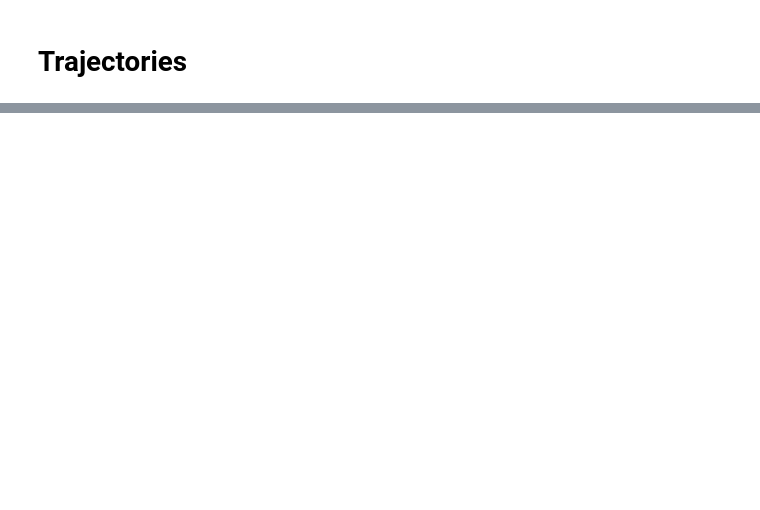
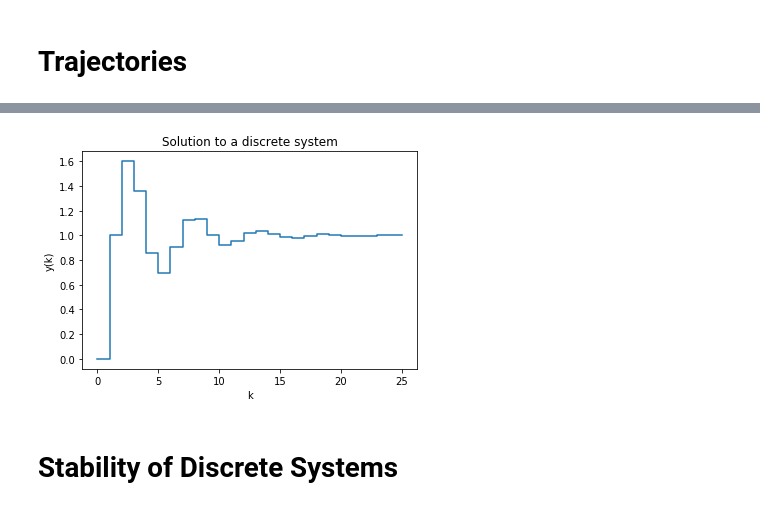
Before and after one commit to klavins/ECE447, a Jupyter notebook: lectures/discrete.ipynb, the cells around one changed output, grey strips where cells are left out. Cells and saved outputs as stored; diff of their text form; code cells hidden in the pictures; blank space fills up the shorter version.

```diff
--- a/lectures/discrete.ipynb
+++ b/lectures/discrete.ipynb
@@ -213,0 +247,29 @@ $$\left[\begin{matrix}s^{3} & 3 s^{2} & 3 s\\0 & s^{3} & 3 s^{2}\\0 & 0 & s^{3}\
+# %%
+def solution(A,B,C,u,x0):
+    k = len(u)
+    if k == 0:
+        return np.matmul(C,x0)[0]
+    else:
+        x = np.matmul(np.linalg
+                      .matrix_power(A,k),x0) + sum([
+              np.matmul(np.linalg.matrix_power(A,k-i-1),B)*u[i] for i in range(k)
+            ])
+        return np.matmul(C,x)[0,0]
+
+def step_response(A,B,C,n,mag=1):
+    # Note, this is a pretty innefficient way to compute a response. The
+    # simulation above is just as accurate, but much faster.
+    t = np.linspace(0,n,n+1)
+    x0 = np.zeros(len(B))
+    y = np.array([solution(A,B,C,mag*np.ones(k),x0) for k in range(n+1)])
+    return (t,y)
+# %%
+t,y = step_response(A,B,C,25)
+plt.step(t,y)
+plt.xlabel("k")
+plt.ylabel("y(k)")
+plt.title("Solution to a discrete system");
+# %% [output]
+[figure, added]
+# %% [markdown]
+# Stability of Discrete Systems
```
Also changed, not shown: parts of 40 cells of this notebook, 1 other file.
